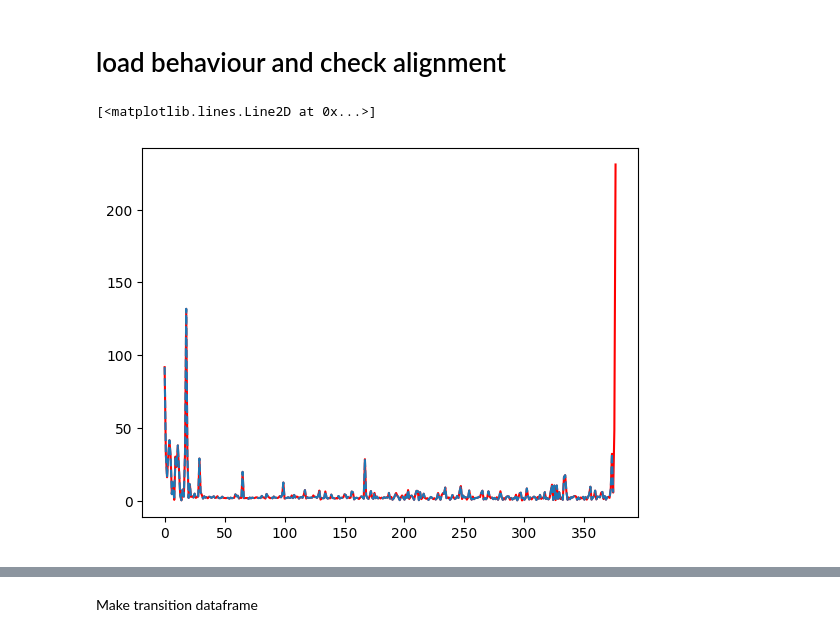
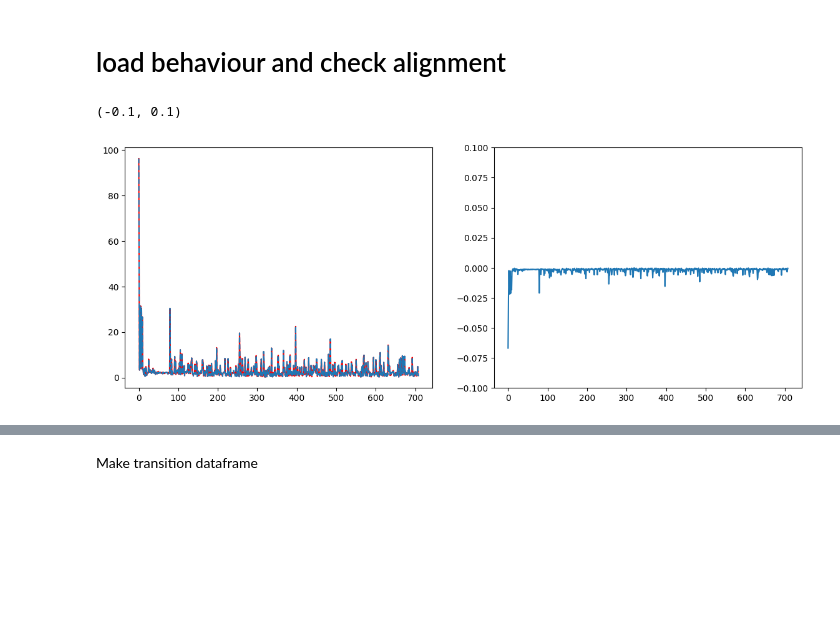
Before and after one commit to SainsburyWellcomeCentre/sequences_neuropixel_preprocess, a Jupyter notebook: 6_align_data.ipynb, the cells around one changed output, grey strips where cells are left out. Cells and saved outputs as stored; diff of their text form; code cells hidden in the pictures; blank space fills up the shorter version.

```diff
--- a/6_align_data.ipynb
+++ b/6_align_data.ipynb
@@ -268,7 +388,6 @@ def find_folder_path(parent_folder, target_folder):
 # %%
 probe = 'probeA'
 index = 0
-
 
 #sample rate:
 Fs = 30000.0
@@ -302,6 +421,7 @@ for i in range(len(base_recording_paths)):
 
 for index in range(len(base_recording_paths)):
     print(index)
+    index = 3
 
     # set important paths
     raw_data_directory = base_recording_paths[index]
@@ -534,17 +657,23 @@ poke_data =  pd.read_csv(Full_Behav_data_path + "/PreProcessed_RawPokeData.csv")
 first_poke_times = find_first_poke_times((poke_data['Trial_id']),list(poke_data['Port']), np.array(poke_data['PokeIn_Time']))
 all_timestamps = sorted(list(first_poke_times) + list(np.unique(poke_data['Trial_Start'])))
 # %%
-
 ## plot the timestamps (difffernces) to see if they overlay perfectly
 
 ## adjust as needed
-manual_offset = 7
+manual_offset = 15
+
 NIDAQ_ts_diff = np.diff(Bpod_NIDAQ_TTLS['global_timestamp'][behaviour_barcode_index+manual_offset:postsleep_barcode_index])
 behaviour_ts_diff = np.diff(all_timestamps)
 
-plt.plot(NIDAQ_ts_diff[1::], color = 'red') ## 1:: because the behaviour starts from diff between trial and first poke while ephys starts from barcode end to trial start
-plt.plot(behaviour_ts_diff[0::],'--')
-# plt.xlim([100, 120])
+
+fig, [ax,ax1] = plt.subplots(1, 2, figsize=(14, 5))
+ax.plot(NIDAQ_ts_diff[1:len(behaviour_ts_diff)], color = 'red') ## 1:: because the behaviour starts from diff between trial and first poke while ephys starts from barcode/start point end to trial start
+ax.plot(behaviour_ts_diff,'--')
+# ax.set_xlim([0, 120])
+
+## plot the difference between the two to see if there is misalingment between the two timestamp sets:
+plt.plot(NIDAQ_ts_diff[1:len(all_timestamps)] - behaviour_ts_diff)
+plt.ylim([-0.1, 0.1])
 # %% [output]
-[<matplotlib.lines.Line2D at 0x...>]
+(-0.1, 0.1)
-[figure, old version]
+[figure, new version]
```
Also changed, not shown: parts of 123 cells of this notebook.
